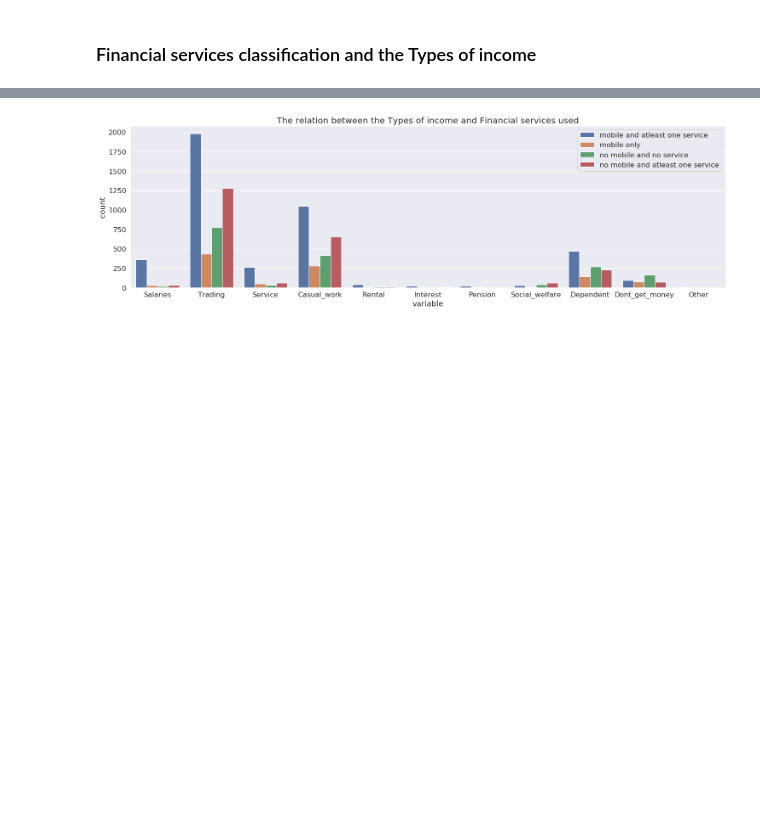
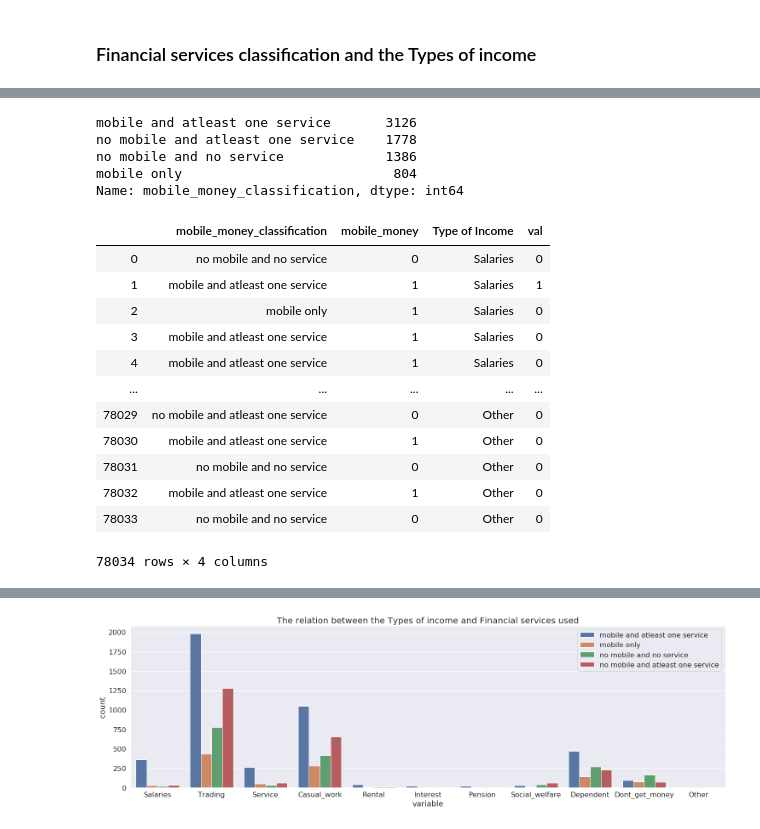
Before and after one commit to MphoKhotleng/Data-Visualization, a Jupyter notebook: Data_Viz_Fin_Services.ipynb, the cells around one changed output, grey strips where cells are left out. Cells and saved outputs as stored; diff of their text form; code cells hidden in the pictures; blank space fills up the shorter version.

```diff
--- a/Data_Viz_Fin_Services.ipynb
+++ b/Data_Viz_Fin_Services.ipynb
@@ -166,0 +202,8 @@ plt.show()
+# %%
+tanz.mobile_money_classification.value_counts()
+# %% [output]
+mobile and atleast one service       3126
+no mobile and atleast one service    1778
+no mobile and no service             1386
+mobile only                           804
+Name: mobile_money_classification, dtype: int64
@@ -166,0 +220,16 @@ plt.show()
+# %%
+df_other
+# %% [output]
+|  | mobile_money_classification | mobile_money | Type of Income | val |
+| 0 | no mobile and no service | 0 | Salaries | 0 |
+| 1 | mobile and atleast one service | 1 | Salaries | 1 |
+| 2 | mobile only | 1 | Salaries | 0 |
+| 3 | mobile and atleast one service | 1 | Salaries | 0 |
+| 4 | mobile and atleast one service | 1 | Salaries | 0 |
+| ... | ... | ... | ... | ... |
+| 78029 | no mobile and atleast one service | 0 | Other | 0 |
+| 78030 | mobile and atleast one service | 1 | Other | 0 |
+| 78031 | no mobile and no service | 0 | Other | 0 |
+| 78032 | mobile and atleast one service | 1 | Other | 0 |
+| 78033 | no mobile and no service | 0 | Other | 0 |
+78034 rows × 4 columns
```
Also changed, not shown: parts of 13 cells of this notebook.
